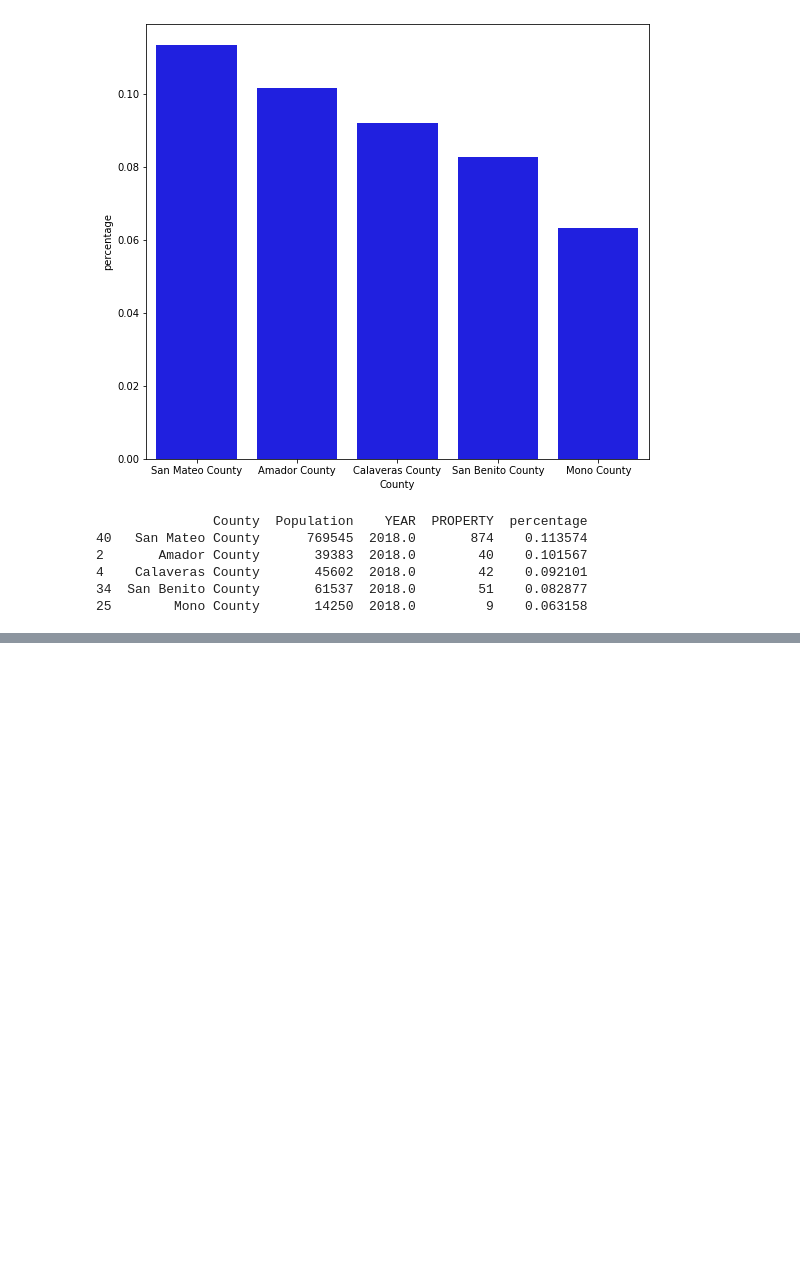
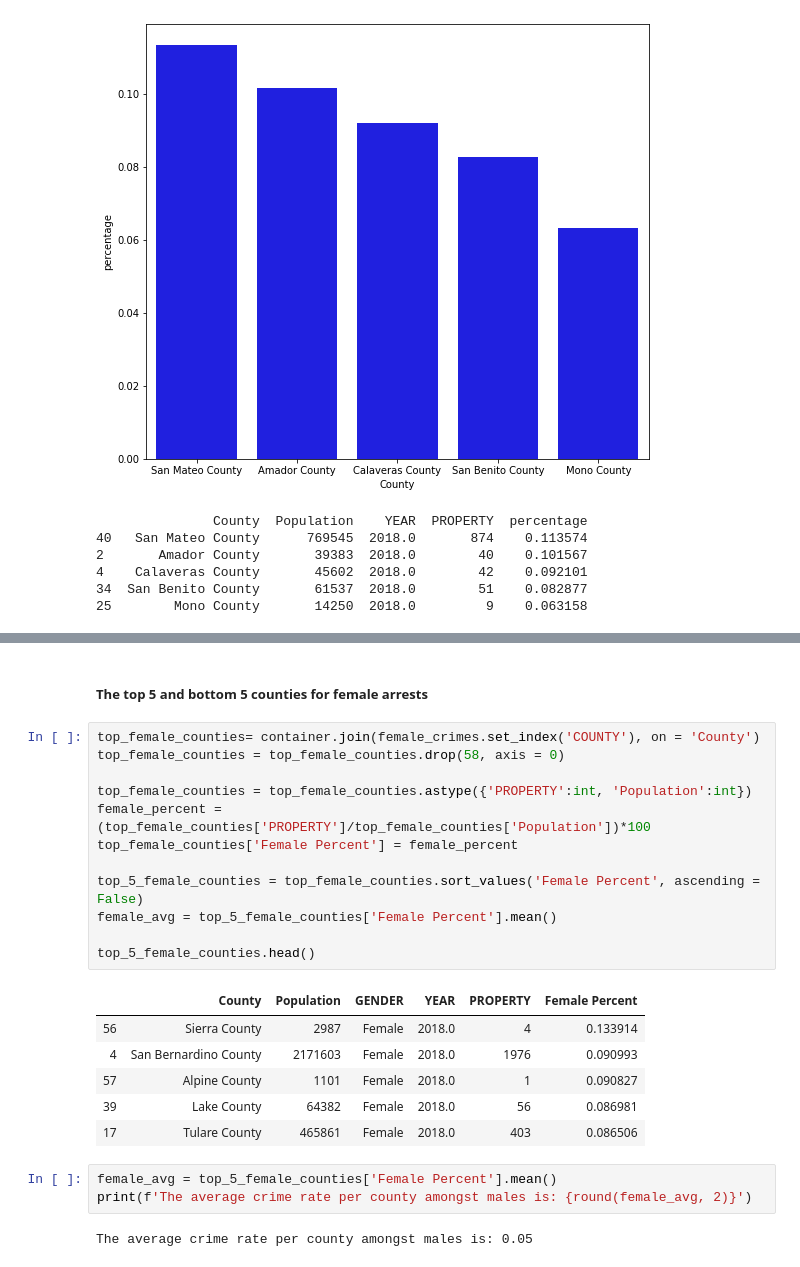
Before and after one commit to joseh4/Testing-the-link-between-fast-food-restaurants-and-property-crime-in-CA, a Jupyter notebook: master-notebook-crime.ipynb, the cells around one changed output, grey strips where cells are left out. Drawn from its saved outputs; the diff is of its cells as text; blank space fills up the shorter version.

```diff
--- a/master-notebook-crime.ipynb
+++ b/master-notebook-crime.ipynb
@@ -302,0 +349,26 @@ print(bot_5)
+# %% [markdown]
+##### The top 5 and bottom 5 counties for female arrests
+# %%
+top_female_counties= container.join(female_crimes.set_index('COUNTY'), on = 'County')
+top_female_counties = top_female_counties.drop(58, axis = 0)
+
+top_female_counties = top_female_counties.astype({'PROPERTY':int, 'Population':int})
+female_percent = (top_female_counties['PROPERTY']/top_female_counties['Population'])*100
+top_female_counties['Female Percent'] = female_percent
+
+top_5_female_counties = top_female_counties.sort_values('Female Percent', ascending = False)
+female_avg = top_5_female_counties['Female Percent'].mean()
+
+top_5_female_counties.head()
+# %% [output]
+|  | County | Population | GENDER | YEAR | PROPERTY | Female Percent |
+| 56 | Sierra County | 2987 | Female | 2018.0 | 4 | 0.133914 |
+| 4 | San Bernardino County | 2171603 | Female | 2018.0 | 1976 | 0.090993 |
+| 57 | Alpine County | 1101 | Female | 2018.0 | 1 | 0.090827 |
+| 39 | Lake County | 64382 | Female | 2018.0 | 56 | 0.086981 |
+| 17 | Tulare County | 465861 | Female | 2018.0 | 403 | 0.086506 |
+# %%
+female_avg = top_5_female_counties['Female Percent'].mean()
+print(f'The average crime rate per county amongst males is: {round(female_avg, 2)}')
+# %% [output]
+The average crime rate per county amongst males is: 0.05
```
Also changed, not shown: parts of 9 cells of this notebook, 1 other file.
